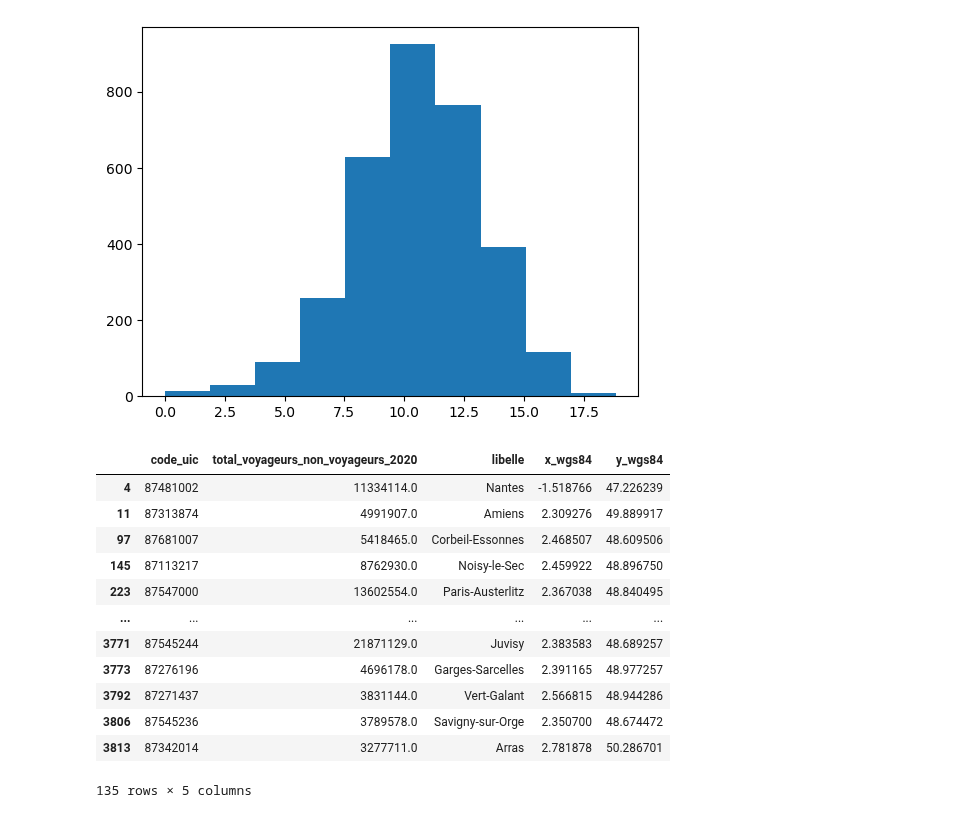
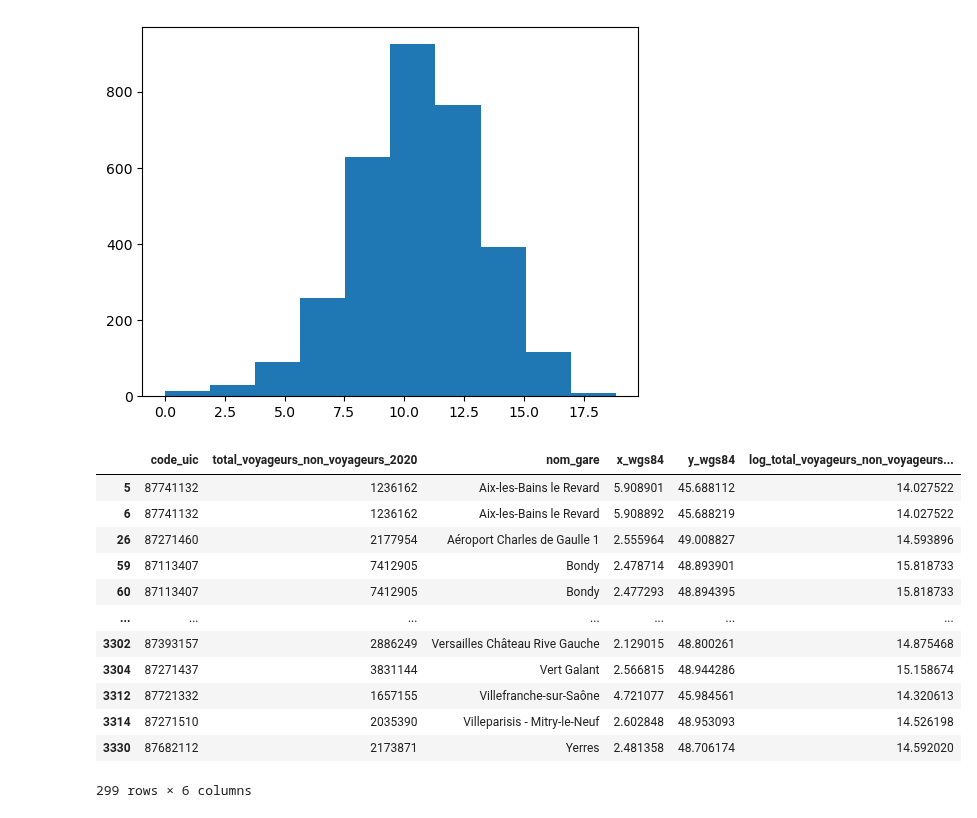
Before and after one commit to DiegoRenaud/Exercice, a Jupyter notebook: Gares_principales.ipynb, the cells around one changed output. Cells and saved outputs as stored; diff of their text form; code cells hidden in the pictures.

```diff
--- a/Gares_principales.ipynb
+++ b/Gares_principales.ipynb
@@ -53,5 +53,7 @@ print(len(df_freq_gares))
 3819
 2970
 # %%
-left_merged = pd.merge(df_gares, df_freq_gares, how="left", on=["code_uic"])
-df_gares_merged = left_merged[['code_uic','total_voyageurs_non_voyageurs_2020', 'libelle', 'x_wgs84','y_wgs84']]
+left_merged = pd.merge(df_freq_gares, df_gares, how="left", on=["code_uic"])
+outer_merged = pd.merge(df_gares, df_freq_gares, how="outer", on=["code_uic"])
+df_gares_merged = left_merged[['code_uic','total_voyageurs_non_voyageurs_2020', 'nom_gare', 'x_wgs84','y_wgs84']]
+df_gares_merged
@@ -69,7 +119,8 @@ plt.hist(df_gares_merged['total_voyageurs_non_voyageurs_2020'])
  <BarContainer object of 10 artists>)
 [figure]
 # %%
-plt.hist(np.log(df_gares_merged['total_voyageurs_non_voyageurs_2020']))
+df_gares_merged['log_total_voyageurs_non_voyageurs_2020'] = np.log(df_gares_merged['total_voyageurs_non_voyageurs_2020'])
+plt.hist(df_gares_merged['log_total_voyageurs_non_voyageurs_2020'])
 #mieux pour travailler sur les frequentations
 # %% [output]
 (array([ 15.,  30.,  90., 257., 628., 924., 764., 392., 116.,   9.]),
@@ -79,22 +130,22 @@ plt.hist(np.log(df_gares_merged['total_voyageurs_non_voyageurs_2020']))
  <BarContainer object of 10 artists>)
 [figure]
 # %%
-df_gares_principales = df_gares_merged[np.log(df_gares_merged['total_voyageurs_non_voyageurs_2020'])>= 15]
+df_gares_principales = df_gares_merged[df_gares_merged['log_total_voyageurs_non_voyageurs_2020']>= 14]
 df_gares_principales
 # %% [output]
-|  | code_uic | total_voyageurs_non_voyageurs_2020 | libelle | x_wgs84 | y_wgs84 |
-| 4 | 87481002 | 11334114.0 | Nantes | -1.518766 | 47.226239 |
-| 11 | 87313874 | 4991907.0 | Amiens | 2.309276 | 49.889917 |
-| 97 | 87681007 | 5418465.0 | Corbeil-Essonnes | 2.468507 | 48.609506 |
-| 145 | 87113217 | 8762930.0 | Noisy-le-Sec | 2.459922 | 48.896750 |
-| 223 | 87547000 | 13602554.0 | Paris-Austerlitz | 2.367038 | 48.840495 |
-| ... | ... | ... | ... | ... | ... |
-| 3771 | 87545244 | 21871129.0 | Juvisy | 2.383583 | 48.689257 |
-| 3773 | 87276196 | 4696178.0 | Garges-Sarcelles | 2.391165 | 48.977257 |
-| 3792 | 87271437 | 3831144.0 | Vert-Galant | 2.566815 | 48.944286 |
-| 3806 | 87545236 | 3789578.0 | Savigny-sur-Orge | 2.350700 | 48.674472 |
-| 3813 | 87342014 | 3277711.0 | Arras | 2.781878 | 50.286701 |
+|  | code_uic | total_voyageurs_non_voyageurs_2020 | nom_gare | x_wgs84 | y_wgs84 | log_total_voyageurs_non_voyageurs... |
+| 5 | 87741132 | 1236162 | Aix-les-Bains le Revard | 5.908901 | 45.688112 | 14.027522 |
+| 6 | 87741132 | 1236162 | Aix-les-Bains le Revard | 5.908892 | 45.688219 | 14.027522 |
+| 26 | 87271460 | 2177954 | Aéroport Charles de Gaulle 1 | 2.555964 | 49.008827 | 14.593896 |
+| 59 | 87113407 | 7412905 | Bondy | 2.478714 | 48.893901 | 15.818733 |
+| 60 | 87113407 | 7412905 | Bondy | 2.477293 | 48.894395 | 15.818733 |
+| ... | ... | ... | ... | ... | ... | ... |
+| 3302 | 87393157 | 2886249 | Versailles Château Rive Gauche | 2.129015 | 48.800261 | 14.875468 |
+| 3304 | 87271437 | 3831144 | Vert Galant | 2.566815 | 48.944286 | 15.158674 |
+| 3312 | 87721332 | 1657155 | Villefranche-sur-Saône | 4.721077 | 45.984561 | 14.320613 |
+| 3314 | 87271510 | 2035390 | Villeparisis - Mitry-le-Neuf | 2.602848 | 48.953093 | 14.526198 |
+| 3330 | 87682112 | 2173871 | Yerres | 2.481358 | 48.706174 | 14.592020 |
-135 rows × 5 columns
+299 rows × 6 columns
 # %%
 m = folium.Map(location=[45.8666, 2.3333], min_zoom=3, max_zoom=14, zoom_start=5.3, tiles = 'Stamen Terrain')
 for i in df_gares_principales.index:
```
Also changed, not shown: parts of 5 cells of this notebook.
